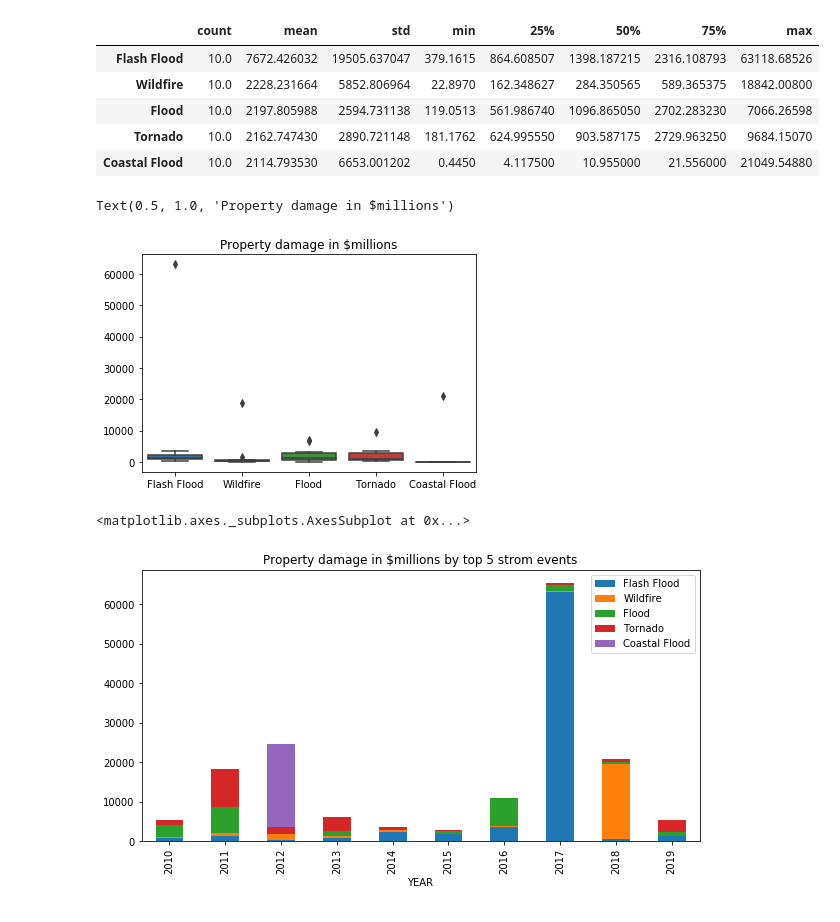
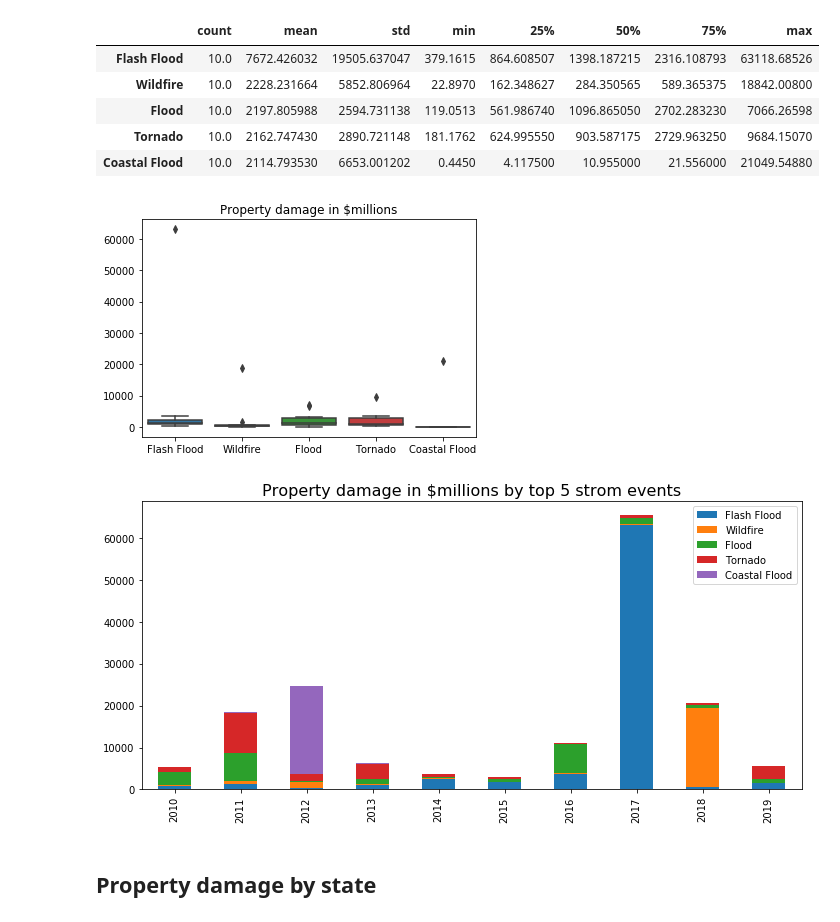
Before and after one commit to alwz1/storm-events, a Jupyter notebook: storm_events.ipynb, the cells around one changed output. Saved outputs shown, nothing was run; the diff lists cells and outputs as text; code cells hidden in the pictures.

```diff
--- a/storm_events.ipynb
+++ b/storm_events.ipynb
@@ -43,7 +69,7 @@ import matplotlib.pyplot as plt
 # %%
-# columns of interest from the yearly Storm Events Datasets
+#  select columns of interest from the yearly Storm Events datasets
 
-selected_columns = ['STATE', 'YEAR', 'MONTH_NAME',
+selected_columns = ['EVENT_ID','STATE', 'YEAR', 'MONTH_NAME',
                     'EVENT_TYPE', 'CZ_TYPE', 'CZ_FIPS',
                     'WFO','INJURIES_DIRECT', 'INJURIES_INDIRECT',
                     'DEATHS_DIRECT','DEATHS_INDIRECT',
@@ -271,2 +402,2 @@ df_yearly_deaths.plot(kind = 'bar',
 # %%
-df_damage = df[['STATE','EVENT_TYPE','YEAR','MONTH_NAME','DAMAGE_PROPERTY']].dropna()
+df_damage = df[['EVENT_ID','STATE','EVENT_TYPE','YEAR','MONTH_NAME','DAMAGE_PROPERTY']]
@@ -273,3 +420,6 @@ df_damage = df[['STATE','EVENT_TYPE','YEAR','MONTH_NAME','DAMAGE_PROPERTY']].dro
+# %%
+# drop null values
+df_damage = df_damage.dropna()
 # %%
 df_damage.shape
 # %% [output]
@@ -396,16 +597,22 @@ df_yearly_damage.describe().transpose()
 | Tornado | 10.0 | 2162.747430 | 2890.721148 | 181.1762 | 624.995550 | 903.587175 | 2729.963250 | 9684.15070 |
 | Coastal Flood | 10.0 | 2114.793530 | 6653.001202 | 0.4450 | 4.117500 | 10.955000 | 21.556000 | 21049.54880 |
 # %%
-sns.boxplot(data = df_yearly_damage).set_title("Property damage in $millions")
+fig, axs = plt.subplots()
+fig = sns.boxplot(data = df_yearly_damage).set_title("Property damage in $millions")
+fig.figure.savefig('property_boxplt.png')
 # %% [output]
-Text(0.5, 1.0, 'Property damage in $millions')
 [figure]
 # %%
+fig, axs = plt.subplots(figsize=(10,5))
 df_yearly_damage.plot(kind = 'bar',
                       stacked = True,
-                      logy = False,
-                      title = 'Property damage in $millions by top 5 strom events',
-                      figsize = (10,5))
+                      ax = axs)
+axs.set_title('Property damage in $millions by top 5 strom events',fontsize=16)
+axs.set_xlabel('')
+#axs.yaxis.grid(True)
+plt.tight_layout()
+fig.savefig('top5_damage.png')
 # %% [output]
-<matplotlib.axes._subplots.AxesSubplot at 0x...>
-[figure, old version]
+[figure, new version]
+# %% [markdown]
+## Property damage by state
```
Also changed, not shown: parts of 80 cells of this notebook.
